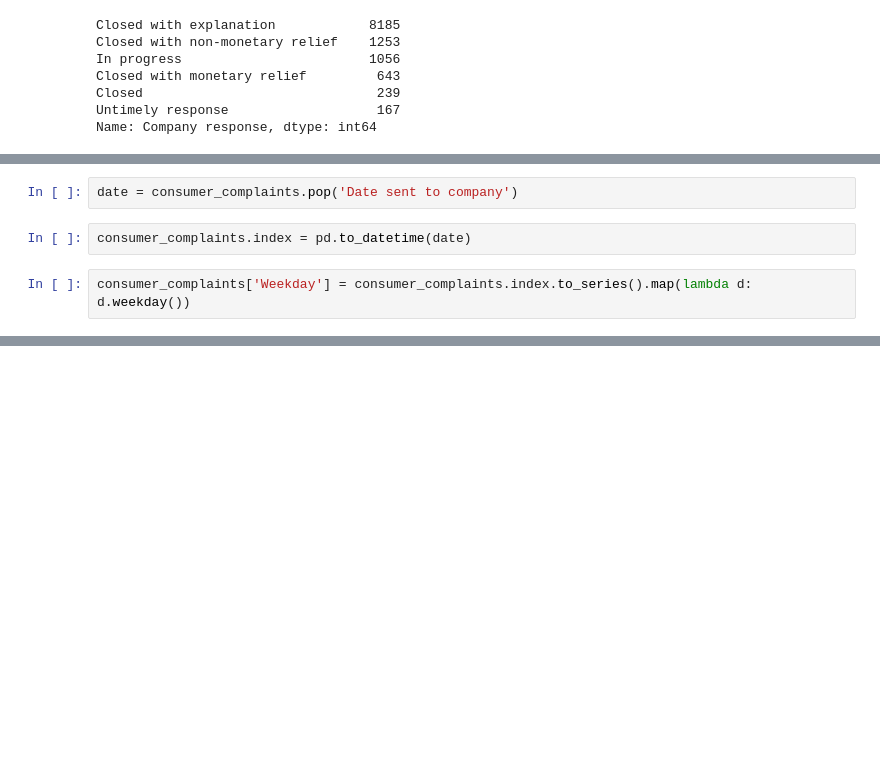
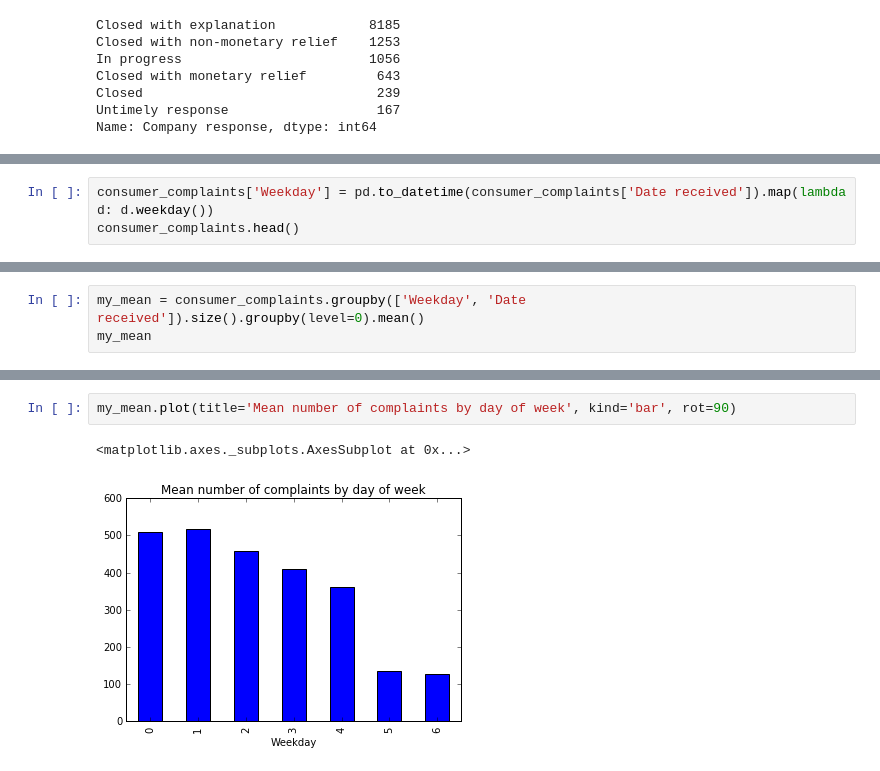
Before and after one commit to ArtyomMinsk/Consumer_Complaints, a Jupyter notebook: consumer_complaints.ipynb, the cells around one changed output, grey strips where cells are left out. Cells and saved outputs as stored; diff of their text form; blank space fills up the shorter version.

```diff
--- a/consumer_complaints.ipynb
+++ b/consumer_complaints.ipynb
@@ -107,6 +106,3 @@ complaints_by_response.plot(title='Number of complaints by Company response', ro
-# %%
-date = consumer_complaints.pop('Date sent to company')
-# %%
-consumer_complaints.index = pd.to_datetime(date)
 # %%
-consumer_complaints['Weekday'] = consumer_complaints.index.to_series().map(lambda d: d.weekday())
+consumer_complaints['Weekday'] = pd.to_datetime(consumer_complaints['Date received']).map(lambda d: d.weekday())
+consumer_complaints.head()
@@ -122,0 +116,3 @@ consumer_complaints.head()
+# %%
+my_mean = consumer_complaints.groupby(['Weekday', 'Date received']).size().groupby(level=0).mean()
+my_mean
@@ -122,0 +129,5 @@ consumer_complaints.head()
+# %%
+my_mean.plot(title='Mean number of complaints by day of week', kind='bar', rot=90)
+# %% [output]
+<matplotlib.axes._subplots.AxesSubplot at 0x...>
+[figure, added]
```
Also changed, not shown: parts of 7 cells of this notebook.
